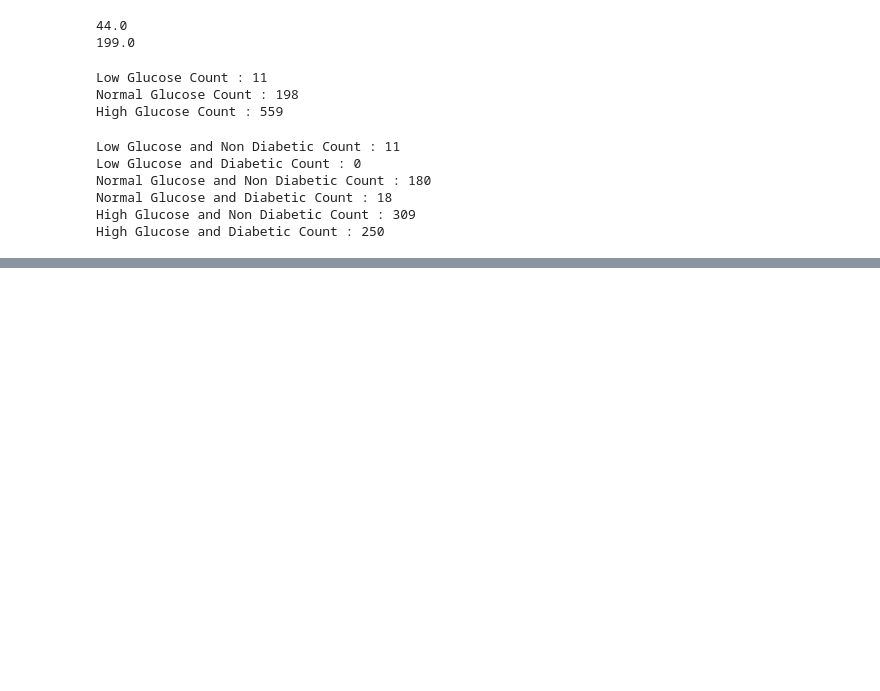
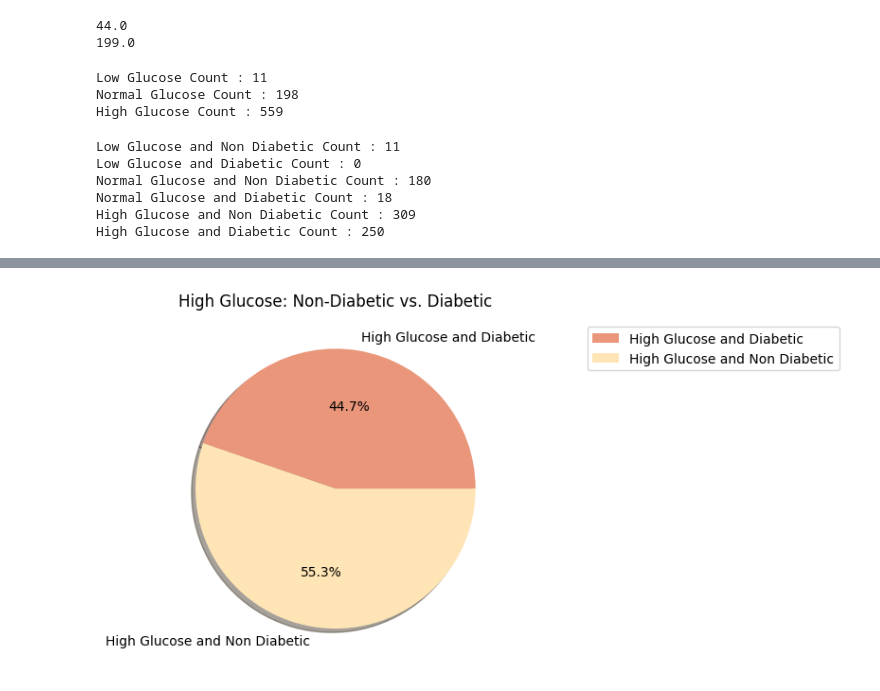
Before and after one commit to hafsatariq18/Diabetes-dataset, a Jupyter notebook: Diabetes Dataset.ipynb, the cells around one changed output, grey strips where cells are left out. Saved outputs shown, nothing was run; the diff lists cells and outputs as text; code cells hidden in the pictures; blank space fills up the shorter version.

```diff
--- a/Diabetes Dataset.ipynb
+++ b/Diabetes Dataset.ipynb
@@ -165,0 +184,9 @@ High Glucose and Diabetic Count : 250
+# %%
+colours=["darksalmon","moccasin"]
+data={'High Glucose and Diabetic':high_glucose_diabetic,'High Glucose and Non Diabetic':high_glucose_non_diabetic}
+plt.pie(data.values(),labels=data.keys(),colors=colours,shadow=True,autopct='%2.1f%%')
+plt.legend(loc="center left",bbox_to_anchor=(1.2,0.9),labels=data.keys())
+plt.title('High Glucose: Non-Diabetic vs. Diabetic')
+plt.show()
+# %% [output]
+[figure, added]
```
Also changed, not shown: parts of 3 cells of this notebook.
